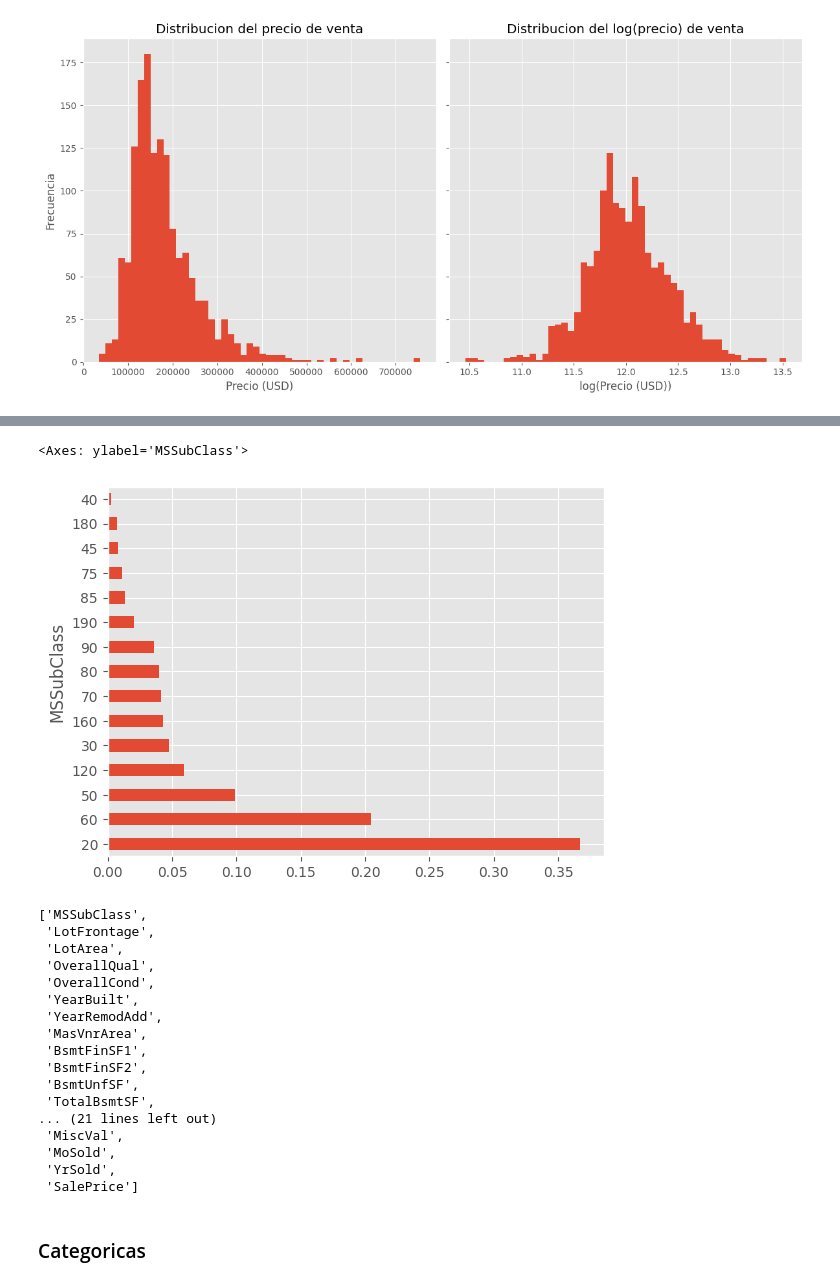
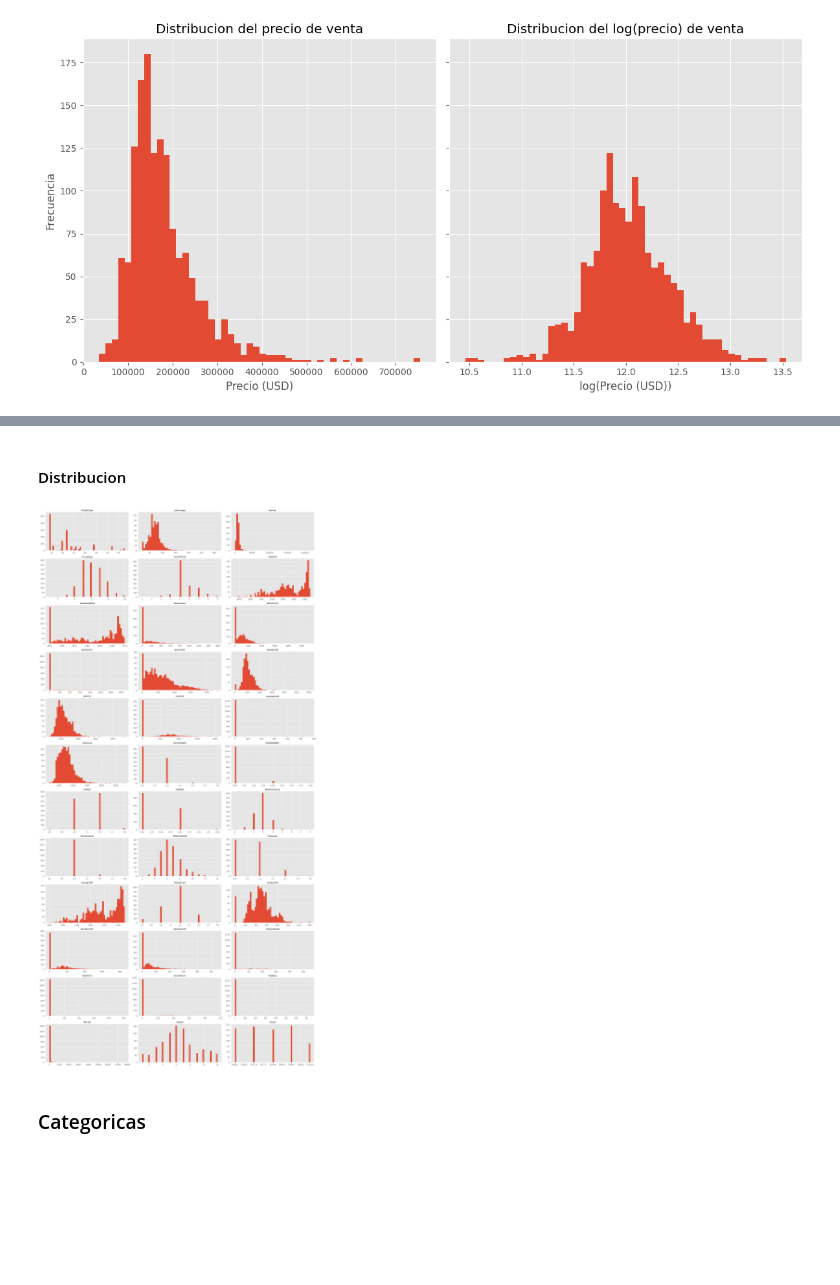
Before and after one commit to jjovalle99/proyecto_despliegue_de_modelos, a Jupyter notebook: notebooks/EDA.ipynb, the cells around one changed output, grey strips where cells are left out. Cells and saved outputs as stored; diff of their text form; code cells hidden in the pictures; blank space fills up the shorter version.

```diff
--- a/notebooks/EDA.ipynb
+++ b/notebooks/EDA.ipynb
@@ -96,2 +97,3 @@ plt.show()
 # %%
-NUMERICAS = df.select_dtypes('number').columns.tolist()
+NUMERICAS = df.drop('SalePrice', axis=1).select_dtypes('number').columns.tolist()
+print(len(NUMERICAS))
@@ -98,29 +144,18 @@ NUMERICAS = df.select_dtypes('number').columns.tolist()
+# %% [markdown]
+#### Distribucion
 # %%
-df['MSSubClass'].value_counts(normalize=True, dropna=False)\
-    .plot(kind='barh')
+fig, ax = plt.subplots(12, 3, figsize=(20, 40))
+ax = ax.ravel()
+
+for i, col in enumerate(NUMERICAS):
+    df[col].plot(kind='hist', bins=50, xlabel='', ylabel='', ax=ax[i])
+    ax[i].set_title(col, fontsize=10)
+    ax[i].tick_params(labelsize=10)
+
+fig.tight_layout()
+plt.show()
 # %% [output]
-<Axes: ylabel='MSSubClass'>
-[figure, old version]
+[figure, new version]
-# %%
-NUMERICAS
-# %% [output]
-['MSSubClass',
- 'LotFrontage',
- 'LotArea',
- 'OverallQual',
- 'OverallCond',
- 'YearBuilt',
- 'YearRemodAdd',
- 'MasVnrArea',
- 'BsmtFinSF1',
- 'BsmtFinSF2',
- 'BsmtUnfSF',
- 'TotalBsmtSF',
-... (21 lines left out)
- 'MiscVal',
- 'MoSold',
- 'YrSold',
- 'SalePrice']
 # %% [markdown]
 ### Categoricas
 # %%
```
Also changed, not shown: parts of 26 cells of this notebook, 2 other files.
